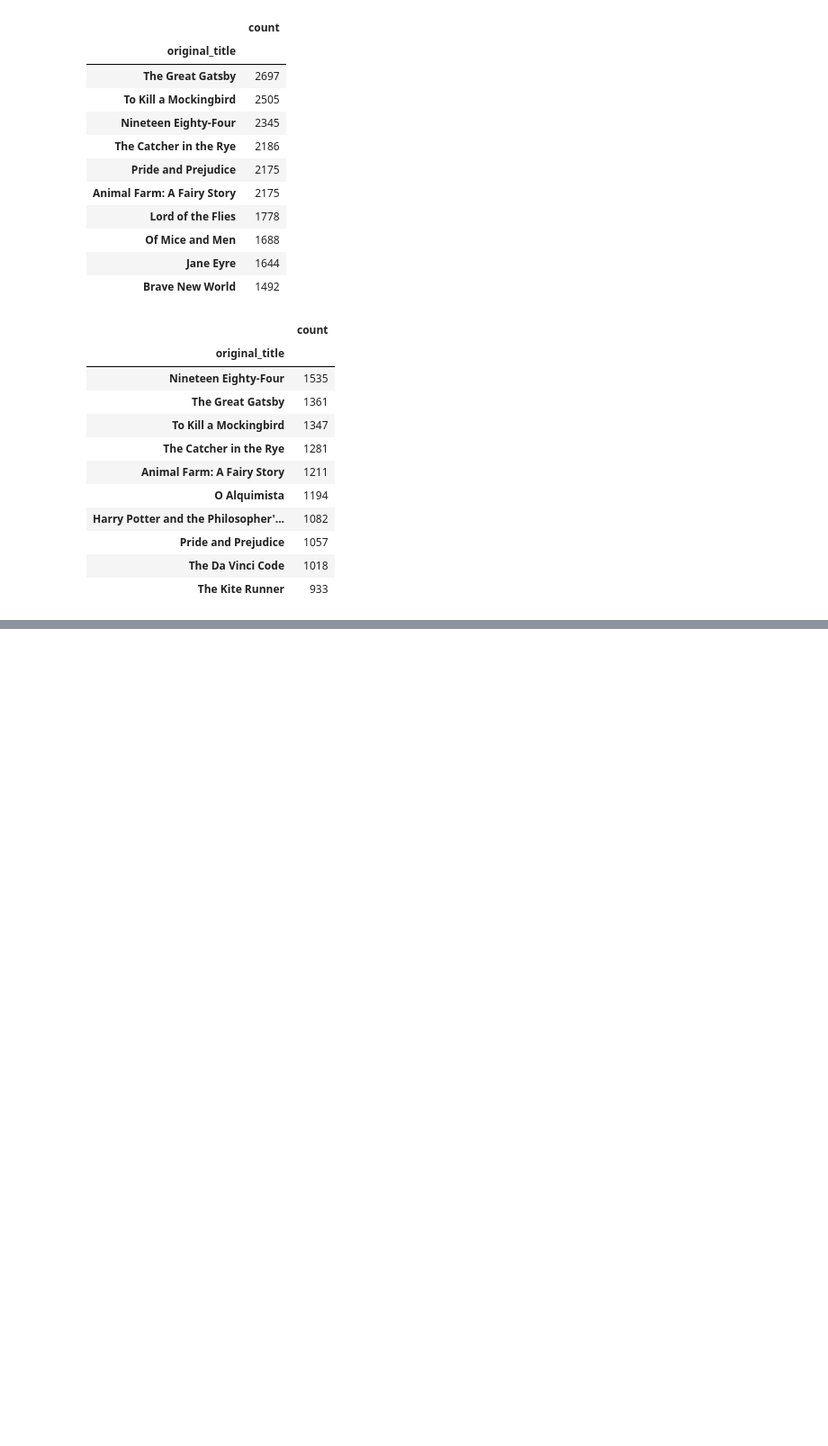
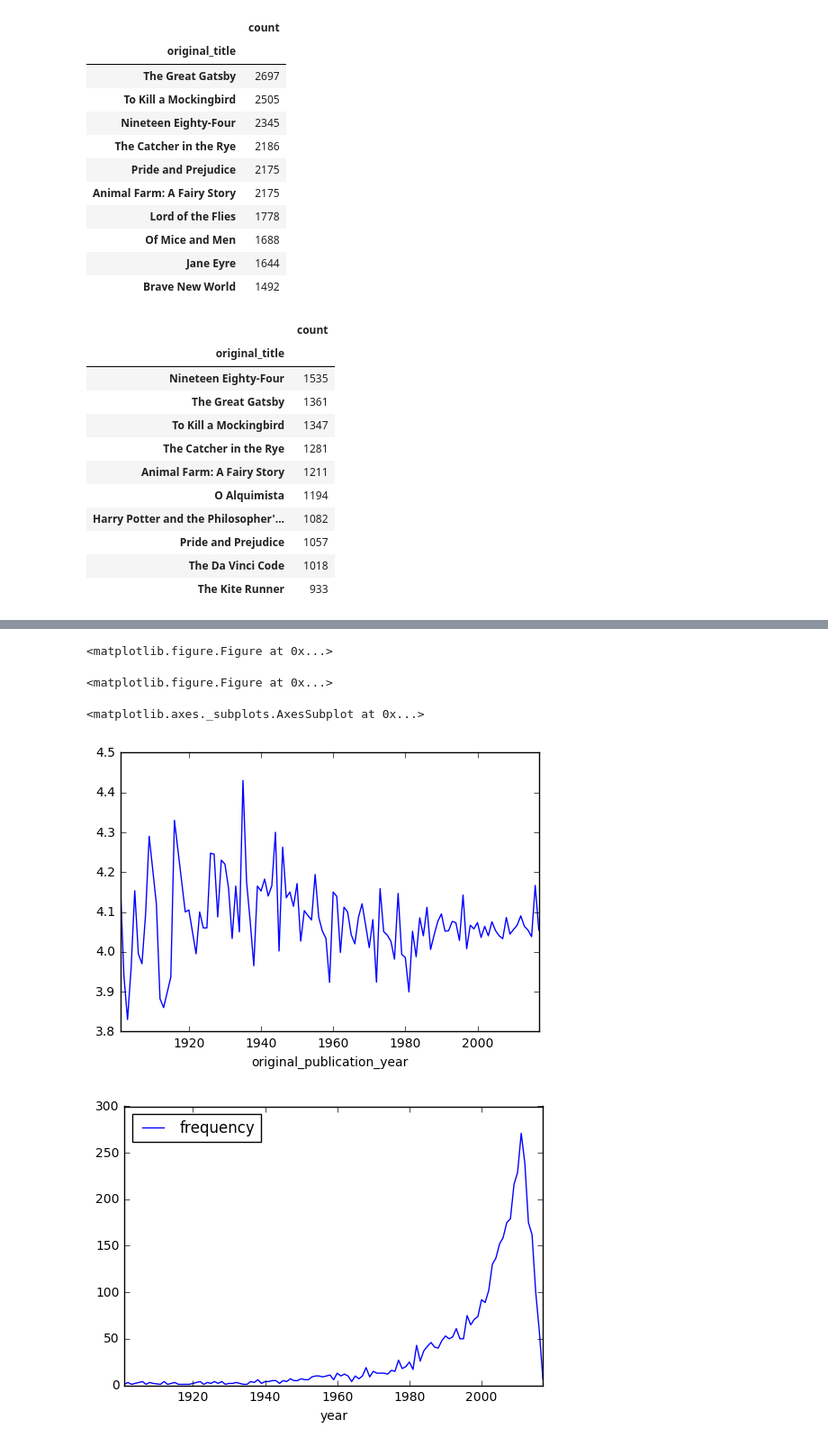
Before and after one commit to morganecf/goodreads-odsc, a Jupyter notebook: explore_goodreads.ipynb, the cells around one changed output, grey strips where cells are left out. Shown at 90% size. Saved outputs shown, nothing was run; the diff lists cells and outputs as text; code cells hidden in the pictures; blank space fills up the shorter version.

Commit message:
Categories over time

```diff
--- a/explore_goodreads.ipynb
+++ b/explore_goodreads.ipynb
@@ -610,0 +657,20 @@ popular_books_with_tag(22034).head(10)
+# %%
+# This gives us top 40
+dropped_categories = [
+    'to-read',
+    'currently-reading',
+    'favorites',
+    'books-i-own',
+    'owned',
+    'favourites',
+    'owned-books',
+    'default',
+    'to-buy',
+    'my-books',
+]
+
+tag_names = sorted_tag_data.head(50).where(~sorted_tag_data.tag_name.isin(dropped_categories)).dropna().drop('count', axis=1)
+categories = tag_names.tag_name
+
+top_40_book_tags = book_tags[book_tags.tag_id.isin(tag_names.tag_id)]
+top_40_book_tags.shape, book_tags.shape
@@ -610,0 +679,3 @@ popular_books_with_tag(22034).head(10)
+# %%
+top_40_book_tags_with_year = pd.merge(top_40_book_tags, books[['book_id', 'original_title', 'original_publication_year', 'average_rating']], on='book_id')
+top_40_book_tags_with_year.head()
@@ -611,4 +689,5 @@ popular_books_with_tag(22034).head(10)
 # %%
-# popularity of category across time
-# rating over time of major categories (over time referring to book publishing date, not rating date)
-# sorted_tag_data.head(50)
+# popularity of category across time (over time referring to book publishing date, not rating date)
+# i.e., evolution of categories written about over time
+top_40_tag_books = pd.merge(top_40_book_tags_with_year, tag_names, on='tag_id')
+top_40_tag_books.head()
@@ -614,0 +701,21 @@ popular_books_with_tag(22034).head(10)
+# %%
+def category_across_time(category):
+    filtered = top_40_tag_books[top_40_tag_books.tag_name == category][top_40_tag_books.original_publication_year > 1900]
+    rating_over_time = filtered.groupby('original_publication_year').average_rating.mean()
+    count_over_time_grouped = filtered.groupby('original_publication_year').count()
+    count_over_time = pd.DataFrame(columns=['year', 'frequency'])
+    count_over_time.frequency = count_over_time_grouped['count']
+    count_over_time.year = count_over_time_grouped.index
+    return rating_over_time, count_over_time
+
+fantasy_ratings, fantasy_counts = category_across_time('fantasy')
+# %% [output]
+<matplotlib.figure.Figure at 0x...>
+<matplotlib.figure.Figure at 0x...>
+# %%
+fantasy_ratings.plot()
+fantasy_counts.plot('year', 'frequency')
+# %% [output]
+<matplotlib.axes._subplots.AxesSubplot at 0x...>
+[figure, added]
+[figure, added]
```
Also changed, not shown: parts of 9 cells of this notebook.
